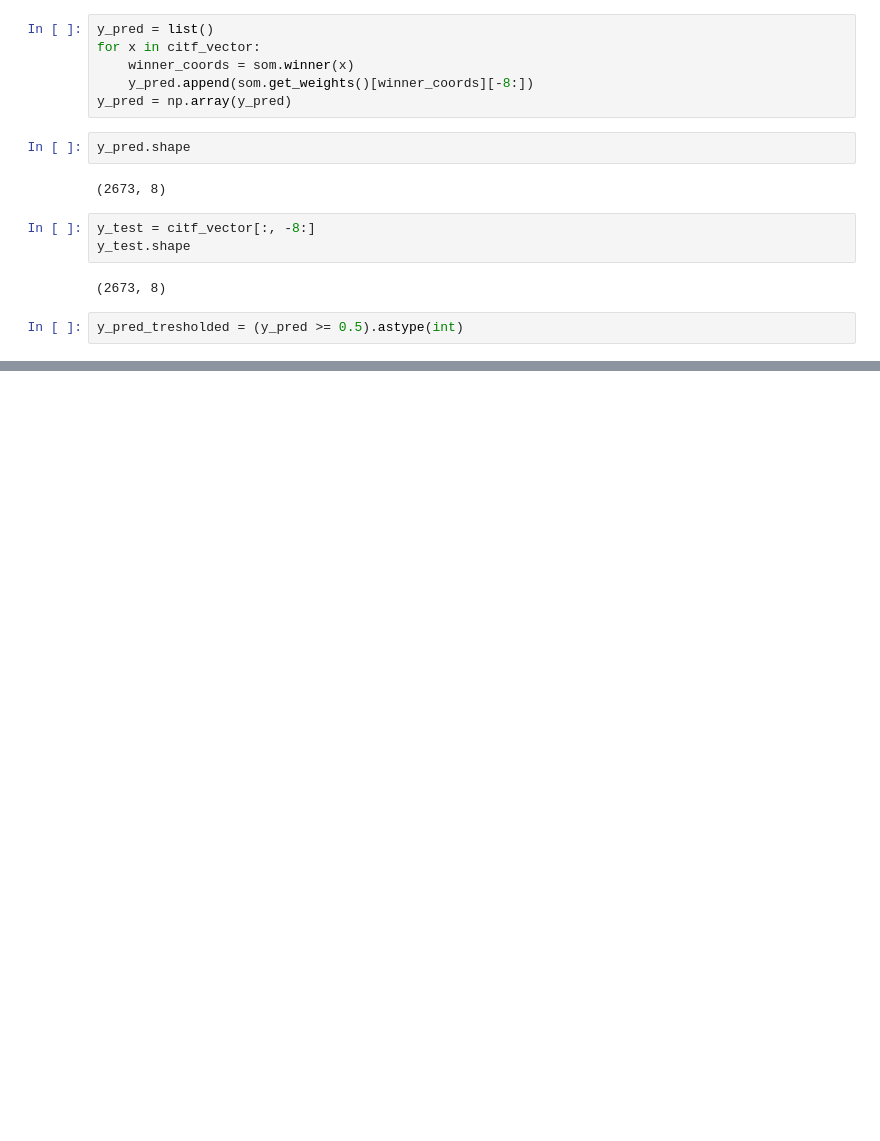
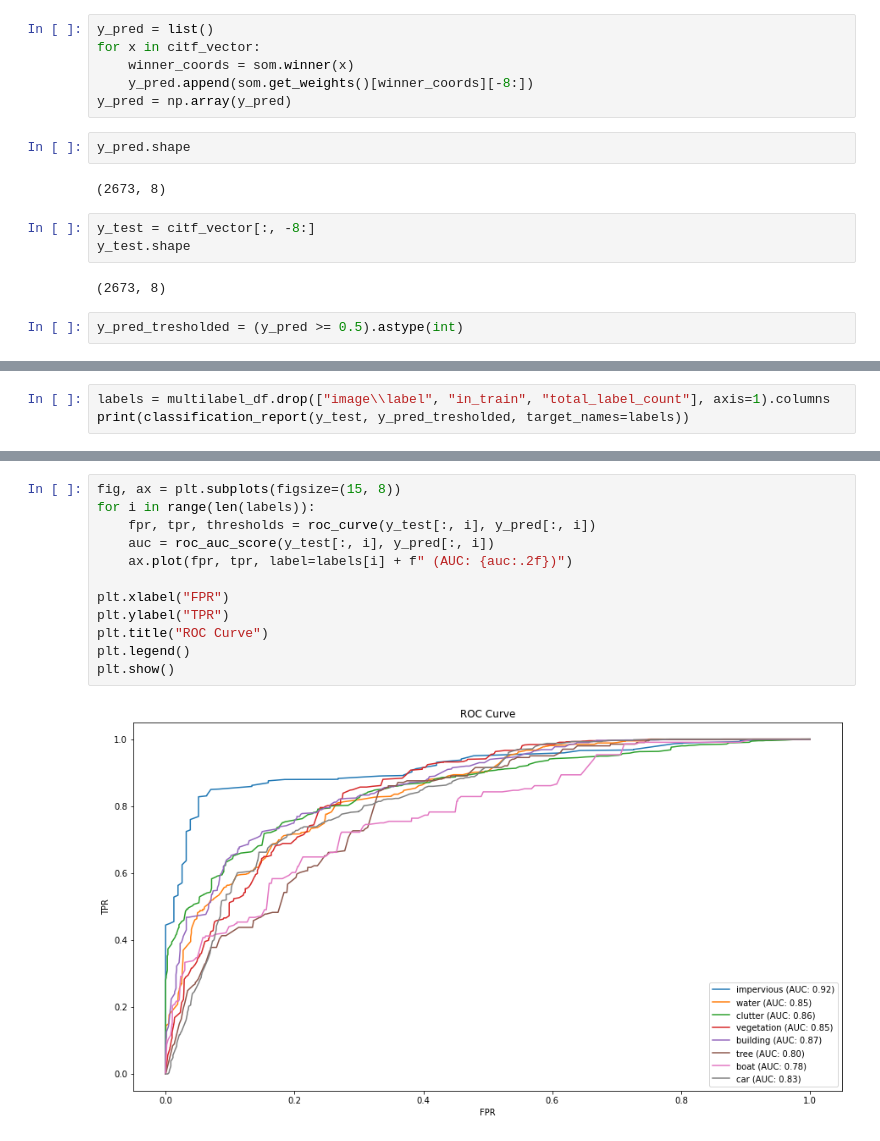
Before and after one commit to tustunkok/Multilabel-Classification-Report, a Jupyter notebook: Report.ipynb, the cells around one changed output, grey strips where cells are left out. Saved outputs shown, nothing was run; the diff lists cells and outputs as text; blank space fills up the shorter version.

Commit message:
ROC Curve and other metrics are added.

```diff
--- a/Report.ipynb
+++ b/Report.ipynb
@@ -276,0 +259,3 @@ weighted avg       0.77      0.71      0.73      7450
+# %%
+labels = multilabel_df.drop(["image\\label", "in_train", "total_label_count"], axis=1).columns
+print(classification_report(y_test, y_pred_tresholded, target_names=labels))
@@ -276,0 +278,14 @@ weighted avg       0.77      0.71      0.73      7450
+# %%
+fig, ax = plt.subplots(figsize=(15, 8))
+for i in range(len(labels)):
+    fpr, tpr, thresholds = roc_curve(y_test[:, i], y_pred[:, i])
+    auc = roc_auc_score(y_test[:, i], y_pred[:, i])
+    ax.plot(fpr, tpr, label=labels[i] + f" (AUC: {auc:.2f})")
+
+plt.xlabel("FPR")
+plt.ylabel("TPR")
+plt.title("ROC Curve")
+plt.legend()
+plt.show()
+# %% [output]
+[figure, added]
```
Also changed, not shown: parts of 3 cells of this notebook.
